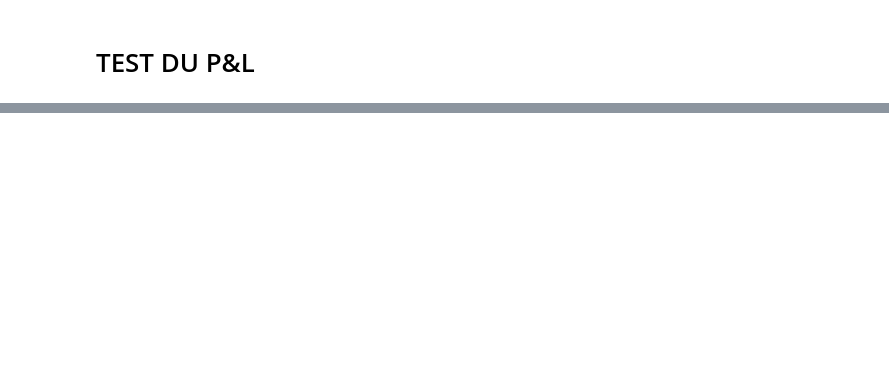
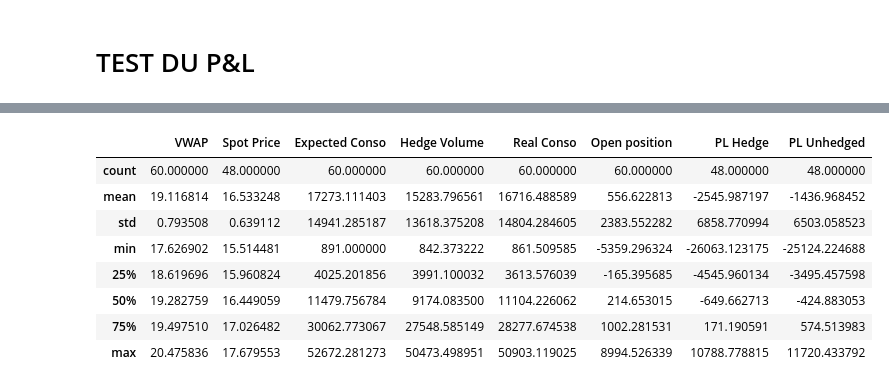
Before and after one commit to samyasma/GGP, a Jupyter notebook: Model_Monthly-absolute_Gas.ipynb, the cells around one changed output, grey strips where cells are left out. Cells and saved outputs as stored; diff of their text form; code cells hidden in the pictures; blank space fills up the shorter version.

```diff
--- a/Model_Monthly-absolute_Gas.ipynb
+++ b/Model_Monthly-absolute_Gas.ipynb
@@ -437,0 +415,12 @@ plt.legend()
+# %%
+PL.describe()
+# %% [output]
+|  | VWAP | Spot Price | Expected Conso | Hedge Volume | Real Conso | Open position | PL Hedge | PL Unhedged |
+| count | 60.000000 | 48.000000 | 60.000000 | 60.000000 | 60.000000 | 60.000000 | 48.000000 | 48.000000 |
+| mean | 19.116814 | 16.533248 | 17273.111403 | 15283.796561 | 16716.488589 | 556.622813 | -2545.987197 | -1436.968452 |
+| std | 0.793508 | 0.639112 | 14941.285187 | 13618.375208 | 14804.284605 | 2383.552282 | 6858.770994 | 6503.058523 |
+| min | 17.626902 | 15.514481 | 891.000000 | 842.373222 | 861.509585 | -5359.296324 | -26063.123175 | -25124.224688 |
+| 25% | 18.619696 | 15.960824 | 4025.201856 | 3991.100032 | 3613.576039 | -165.395685 | -4545.960134 | -3495.457598 |
+| 50% | 19.282759 | 16.449059 | 11479.756784 | 9174.083500 | 11104.226062 | 214.653015 | -649.662713 | -424.883053 |
+| 75% | 19.497510 | 17.026482 | 30062.773067 | 27548.585149 | 28277.674538 | 1002.281531 | 171.190591 | 574.513983 |
+| max | 20.475836 | 17.679553 | 52672.281273 | 50473.498951 | 50903.119025 | 8994.526339 | 10788.778815 | 11720.433792 |
```
Also changed, not shown: parts of 27 cells of this notebook.
